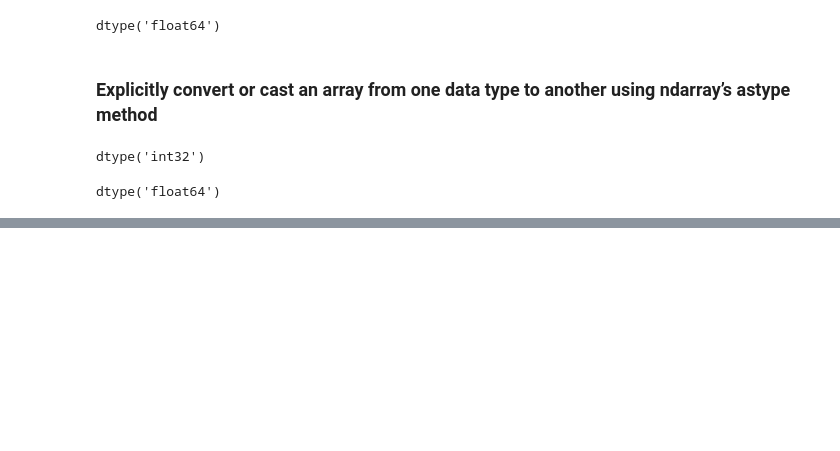
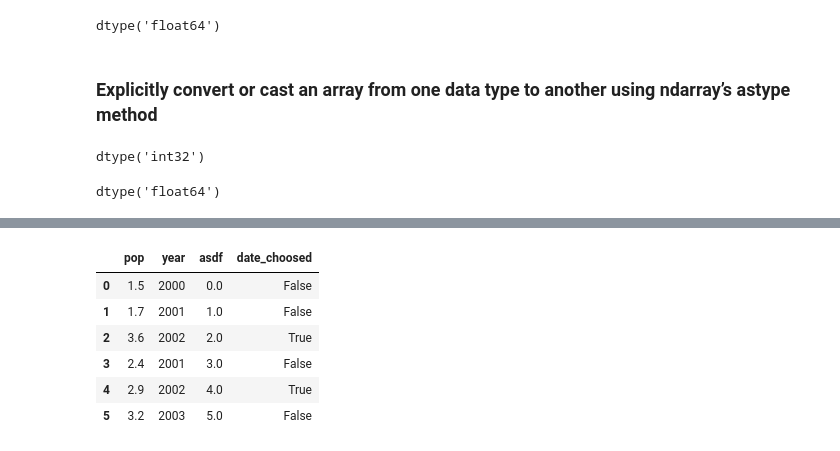
Before and after one commit to douglasmg7/data_science, a Jupyter notebook: python_for_data_analysis_3ed.ipynb, the cells around one changed output, grey strips where cells are left out. Cells and saved outputs as stored; diff of their text form; code cells hidden in the pictures; blank space fills up the shorter version.

```diff
--- a/python_for_data_analysis_3ed.ipynb
+++ b/python_for_data_analysis_3ed.ipynb
@@ -105,0 +326,3 @@ dtype('float64')
+# %%
+frame2 = pd.DataFrame(data, columns=['pop', 'year', 'asdf'])
+frame2
@@ -105,0 +368,2 @@ dtype('float64')
+# %%
+frame2.asdf = 123
@@ -105,0 +380,3 @@ dtype('float64')
+# %%
+
+frame2.asdf = np.arange(6.)
@@ -105,0 +393,12 @@ dtype('float64')
+# %%
+frame2['date_choosed'] = frame2['year'] == 2002
+# %%
+frame2
+# %% [output]
+|  | pop | year | asdf | date_choosed |
+| 0 | 1.5 | 2000 | 0.0 | False |
+| 1 | 1.7 | 2001 | 1.0 | False |
+| 2 | 3.6 | 2002 | 2.0 | True |
+| 3 | 2.4 | 2001 | 3.0 | False |
+| 4 | 2.9 | 2002 | 4.0 | True |
+| 5 | 3.2 | 2003 | 5.0 | False |
```
Also changed, not shown: parts of 58 cells of this notebook, 1 other file.
